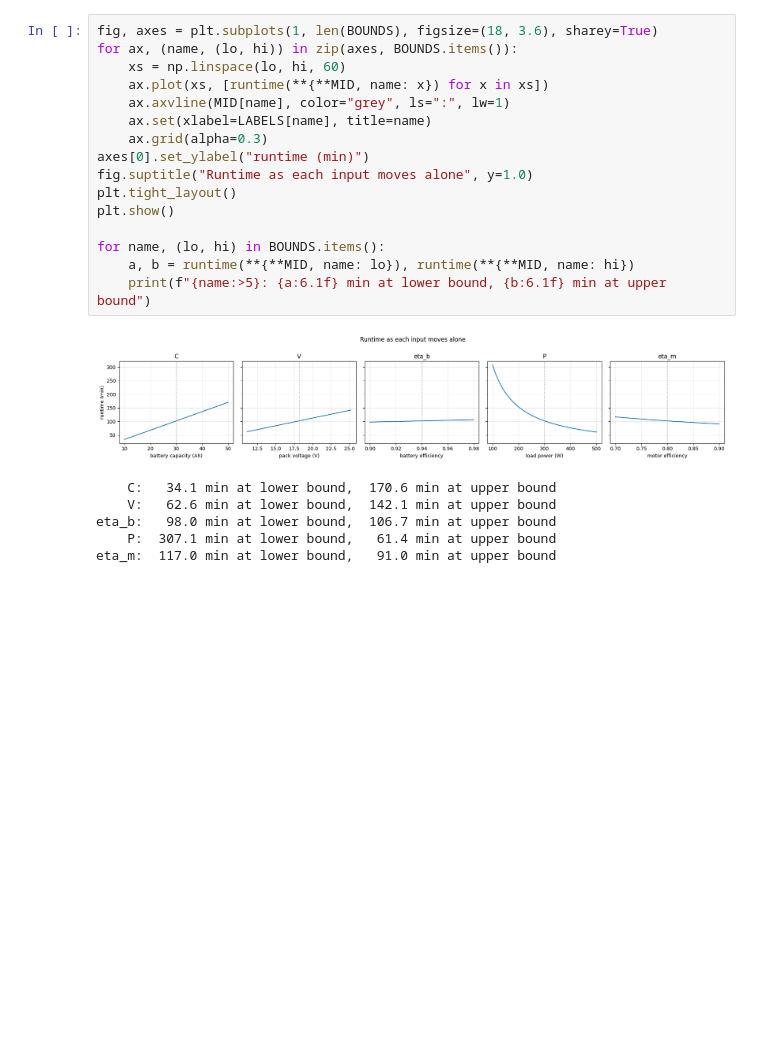
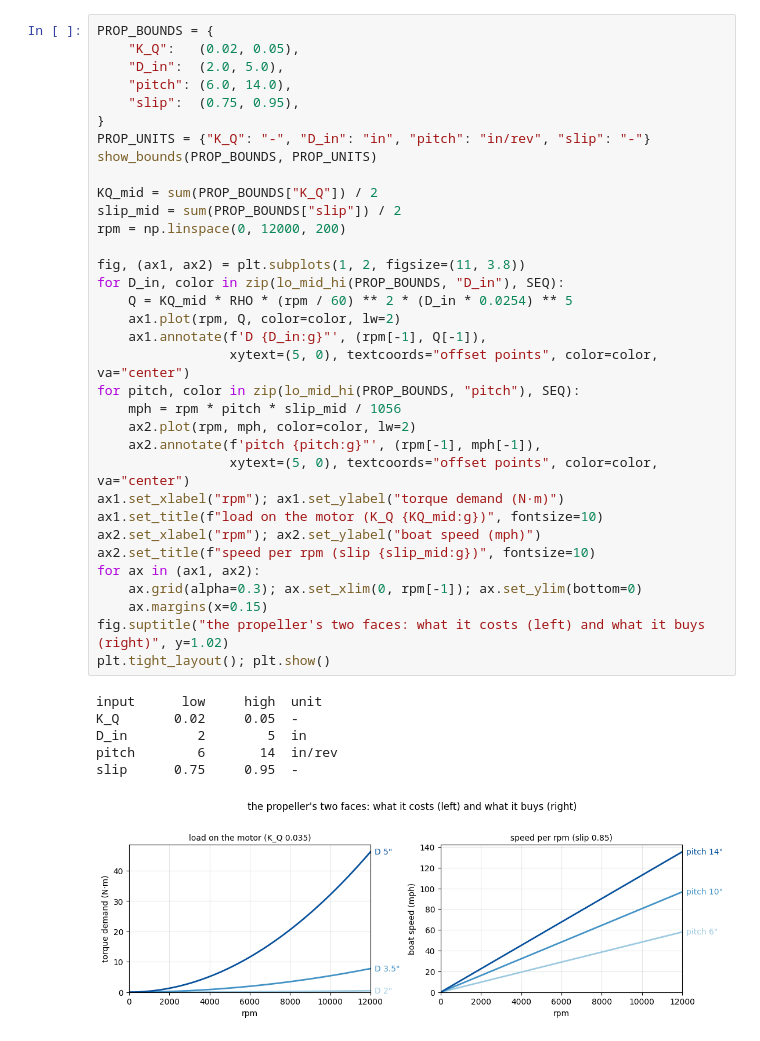
Before and after one commit to MarMar888/hav, a Jupyter notebook: optimization/willmarley.ipynb, the cells around one changed output. Saved outputs shown, nothing was run; the diff lists cells and outputs as text; blank space fills up the shorter version.

```diff
--- a/optimization/willmarley.ipynb
+++ b/optimization/willmarley.ipynb
@@ -76,24 +109,42 @@ Hold every other input at its midpoint, move one across its bounds. A steeper li
 # %%
-fig, axes = plt.subplots(1, len(BOUNDS), figsize=(18, 3.6), sharey=True)
-for ax, (name, (lo, hi)) in zip(axes, BOUNDS.items()):
-    xs = np.linspace(lo, hi, 60)
-    ax.plot(xs, [runtime(**{**MID, name: x}) for x in xs])
-    ax.axvline(MID[name], color="grey", ls=":", lw=1)
-    ax.set(xlabel=LABELS[name], title=name)
-    ax.grid(alpha=0.3)
-axes[0].set_ylabel("runtime (min)")
-fig.suptitle("Runtime as each input moves alone", y=1.0)
-plt.tight_layout()
-plt.show()
+PROP_BOUNDS = {
+    "K_Q":   (0.02, 0.05),
+    "D_in":  (2.0, 5.0),
+    "pitch": (6.0, 14.0),
+    "slip":  (0.75, 0.95),
+}
+PROP_UNITS = {"K_Q": "-", "D_in": "in", "pitch": "in/rev", "slip": "-"}
+show_bounds(PROP_BOUNDS, PROP_UNITS)
 
-for name, (lo, hi) in BOUNDS.items():
-    a, b = runtime(**{**MID, name: lo}), runtime(**{**MID, name: hi})
-    print(f"{name:>5}: {a:6.1f} min at lower bound, {b:6.1f} min at upper bound")
+KQ_mid = sum(PROP_BOUNDS["K_Q"]) / 2
+slip_mid = sum(PROP_BOUNDS["slip"]) / 2
+rpm = np.linspace(0, 12000, 200)
+
+fig, (ax1, ax2) = plt.subplots(1, 2, figsize=(11, 3.8))
+for D_in, color in zip(lo_mid_hi(PROP_BOUNDS, "D_in"), SEQ):
+    Q = KQ_mid * RHO * (rpm / 60) ** 2 * (D_in * 0.0254) ** 5
+    ax1.plot(rpm, Q, color=color, lw=2)
+    ax1.annotate(f'D {D_in:g}"', (rpm[-1], Q[-1]),
+                 xytext=(5, 0), textcoords="offset points", color=color, va="center")
+for pitch, color in zip(lo_mid_hi(PROP_BOUNDS, "pitch"), SEQ):
+    mph = rpm * pitch * slip_mid / 1056
+    ax2.plot(rpm, mph, color=color, lw=2)
+    ax2.annotate(f'pitch {pitch:g}"', (rpm[-1], mph[-1]),
+                 xytext=(5, 0), textcoords="offset points", color=color, va="center")
+ax1.set_xlabel("rpm"); ax1.set_ylabel("torque demand (N·m)")
+ax1.set_title(f"load on the motor (K_Q {KQ_mid:g})", fontsize=10)
+ax2.set_xlabel("rpm"); ax2.set_ylabel("boat speed (mph)")
+ax2.set_title(f"speed per rpm (slip {slip_mid:g})", fontsize=10)
+for ax in (ax1, ax2):
+    ax.grid(alpha=0.3); ax.set_xlim(0, rpm[-1]); ax.set_ylim(bottom=0)
+    ax.margins(x=0.15)
+fig.suptitle("the propeller's two faces: what it costs (left) and what it buys (right)", y=1.02)
+plt.tight_layout(); plt.show()
 # %% [output]
+input      low     high  unit
+K_Q       0.02     0.05  -
+D_in         2        5  in
+pitch        6       14  in/rev
+slip      0.75     0.95  -
-[figure, old version]
+[figure, new version]
-    C:   34.1 min at lower bound,  170.6 min at upper bound
-    V:   62.6 min at lower bound,  142.1 min at upper bound
-eta_b:   98.0 min at lower bound,  106.7 min at upper bound
-    P:  307.1 min at lower bound,   61.4 min at upper bound
-eta_m:  117.0 min at lower bound,   91.0 min at upper bound
 # %% [markdown]
```
Also changed, not shown: parts of 27 cells of this notebook, 3 other files.
